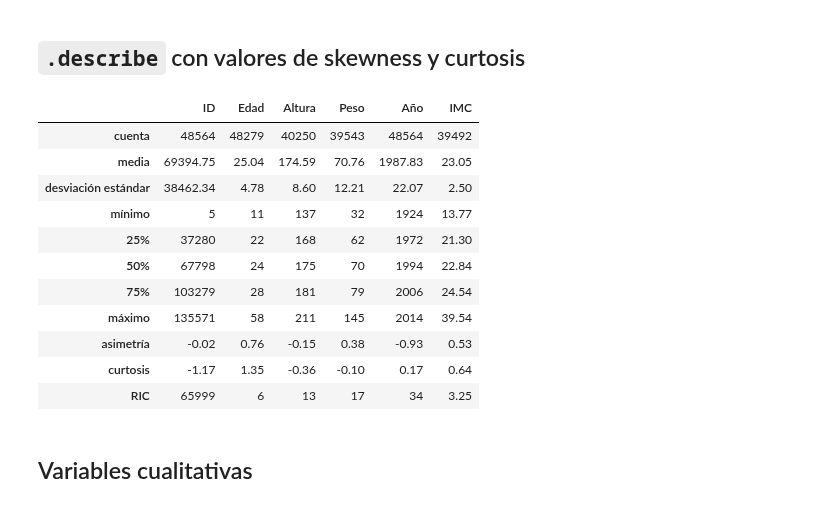
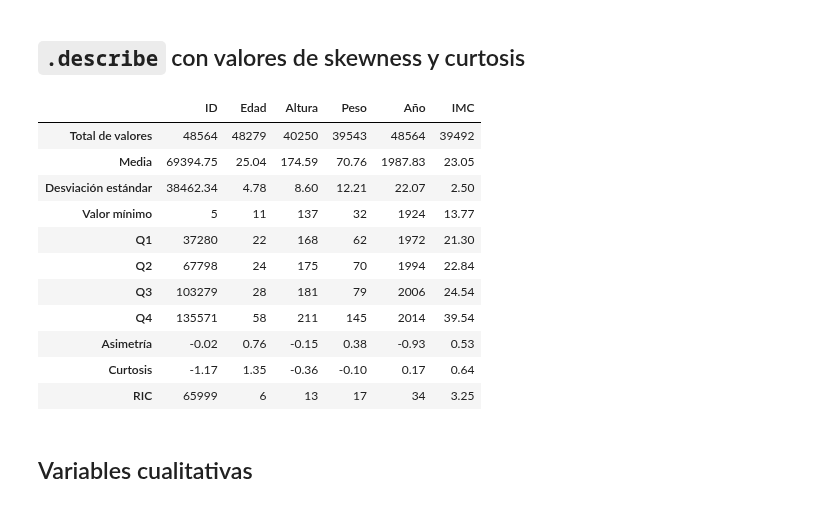
Before and after one commit to agutierrezmorag/olympic-games-datamart, a Jupyter notebook: olympics.ipynb, the cells around one changed output. Cells and saved outputs as stored; diff of their text form; code cells hidden in the pictures.

```diff
--- a/olympics.ipynb
+++ b/olympics.ipynb
@@ -378,3 +378,17 @@ ol_data.head()
 | 2 | 3 | Gunnar Nielsen Aaby | M | 24 | NaN | NaN | Denmark | DEN | Denmark | 1920 | Verano | ... |
 | 3 | 4 | Edgar Lindenau Aabye | M | 34 | NaN | NaN | Denmark/Sweden | DEN | Denmark | 1900 | Verano | ... |
 | 4 | 5 | Christine Jacoba Aaftink | F | 21 | 185 | 82 | Netherlands | NED | Netherlands | 1988 | Invierno | ... |
+# %%
+# add a "Juegos" column that concatenates the "Temporada" and "Año" columns
+ol_data["Juegos"] = ol_data["Temporada"] + " " + ol_data["Año"].astype(str)
+
+# move that column to after the "Temporada" column
+column_order = ol_data.columns.tolist()
+temporada_index = column_order.index("Temporada")
+column_order.insert(
+    temporada_index + 1, column_order.pop(column_order.index("Juegos"))
+)
+
+# Create a new DataFrame with the columns in the desired order
+ol_data = ol_data[column_order]
+ol_data.head()
@@ -450,49 +471,33 @@ winter_games = ol_data[ol_data.Temporada == 'Invierno']
 # %% [markdown]
 ## `.describe` con valores de skewness y curtosis
 # %%
-from statistics_calc import descriptors
+from statistics_calc import descriptors, translate_descriptors
 
 # Generate descriptors
 winter_desc = descriptors(winter_games)
 summer_desc = descriptors(summer_games)
 
-# Create a dictionary mapping English descriptors to Spanish
-spanish_descriptors = {
-    "count": "cuenta",
-    "mean": "media",
-    "std": "desviación estándar",
-    "min": "mínimo",
-    "25%": "25%",
-    "50%": "50%",
-    "75%": "75%",
-    "max": "máximo",
-    "skewness": "asimetría",
-    "kurtosis": "curtosis",
-    "IQR": "RIC",
-    "total values": "total de valores",
-}
-
-# Rename the rows of the DataFrames
-winter_desc.rename(index=spanish_descriptors, inplace=True)
-summer_desc.rename(index=spanish_descriptors, inplace=True)
+# Translate the descriptors to Spanish
+winter_desc = translate_descriptors(winter_desc)
+summer_desc = translate_descriptors(summer_desc)
 
 # Export the DataFrame to a CSV file
 winter_desc.to_csv("descriptors/olympics-quantitative-winter.csv", decimal=",")
 summer_desc.to_csv("descriptors/olympics-quantitative-summer.csv", decimal=",")
 
 winter_desc
 # %% [output]
 |  | ID | Edad | Altura | Peso | Año | IMC |
-| cuenta | 48564 | 48279 | 40250 | 39543 | 48564 | 39492 |
-| media | 69394.75 | 25.04 | 174.59 | 70.76 | 1987.83 | 23.05 |
-| desviación estándar | 38462.34 | 4.78 | 8.60 | 12.21 | 22.07 | 2.50 |
-| mínimo | 5 | 11 | 137 | 32 | 1924 | 13.77 |
-| 25% | 37280 | 22 | 168 | 62 | 1972 | 21.30 |
-| 50% | 67798 | 24 | 175 | 70 | 1994 | 22.84 |
-| 75% | 103279 | 28 | 181 | 79 | 2006 | 24.54 |
-| máximo | 135571 | 58 | 211 | 145 | 2014 | 39.54 |
-| asimetría | -0.02 | 0.76 | -0.15 | 0.38 | -0.93 | 0.53 |
-| curtosis | -1.17 | 1.35 | -0.36 | -0.10 | 0.17 | 0.64 |
+| Total de valores | 48564 | 48279 | 40250 | 39543 | 48564 | 39492 |
+| Media | 69394.75 | 25.04 | 174.59 | 70.76 | 1987.83 | 23.05 |
+| Desviación estándar | 38462.34 | 4.78 | 8.60 | 12.21 | 22.07 | 2.50 |
+| Valor mínimo | 5 | 11 | 137 | 32 | 1924 | 13.77 |
+| Q1 | 37280 | 22 | 168 | 62 | 1972 | 21.30 |
+| Q2 | 67798 | 24 | 175 | 70 | 1994 | 22.84 |
+| Q3 | 103279 | 28 | 181 | 79 | 2006 | 24.54 |
+| Q4 | 135571 | 58 | 211 | 145 | 2014 | 39.54 |
+| Asimetría | -0.02 | 0.76 | -0.15 | 0.38 | -0.93 | 0.53 |
+| Curtosis | -1.17 | 1.35 | -0.36 | -0.10 | 0.17 | 0.64 |
 | RIC | 65999 | 6 | 13 | 17 | 34 | 3.25 |
 # %% [markdown]
 ## Variables cualitativas
```
Also changed, not shown: parts of 2 cells of this notebook, 5 other files.
